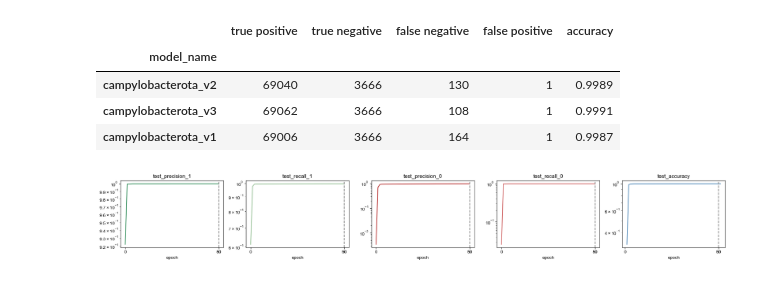
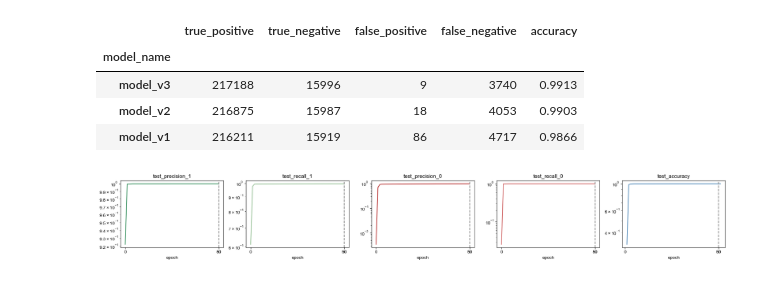
Before and after one commit to pipparichter/frugal, a Jupyter notebook: notebooks/results.ipynb, the cells around one changed output. Cells and saved outputs as stored; diff of their text form; code cells hidden in the pictures.

```diff
--- a/notebooks/results.ipynb
+++ b/notebooks/results.ipynb
@@ -18,14 +18,12 @@ warnings.simplefilter('ignore')
 
 confusion_matrix_map = {'tp':'true positive', 'fp':'false positive', 'tn':'true negative', 'fn':'false negative'}
 # %%
-model_name = 'campylobacterota_v3'
+# model_name = 'model_v3'
 
-test_results_df = pd.read_csv('../data/results/dataset_test_predict.csv', index_col=0).drop(columns=['label'])
-test_results_df = test_results_df.rename(columns={col:col.replace(model_name, 'model') for col in test_results_df.columns})
-test_results_df = test_results_df.merge(pd.read_csv('../data/dataset_test.csv', index_col=0), left_index=True, right_index=True)
+test_results_df = pd.read_csv('../data/results/dataset_test_predict.csv', index_col=0)
+test_results_df = test_results_df.merge(pd.read_csv('../data/datasets/dataset_test.csv', index_col=0), left_index=True, right_index=True)
 
-train_results_df = pd.read_csv('../data/results/dataset_train_predict.csv', index_col=0).drop(columns=['label'])
-train_results_df = train_results_df.rename(columns={col:col.replace(model_name, 'model') for col in train_results_df.columns})
-train_results_df = train_results_df.merge(pd.read_csv('../data/dataset_train.csv', index_col=0), left_index=True, right_index=True)
+train_results_df = pd.read_csv('../data/results/dataset_train_predict.csv', index_col=0)
+train_results_df = train_results_df.merge(pd.read_csv('../data/datasets/dataset_train.csv', index_col=0), left_index=True, right_index=True)
 # %%
 results_df = pd.concat([train_results_df, test_results_df])
@@ -32,29 +47,34 @@ results_df = pd.concat([train_results_df, test_results_df])
 # %%
-def table_1(path:str=None):
+def table_1(results_df:pd.DataFrame, path:str=None):
 
     model_names = [os.path.basename(path).replace('.pkl', '') for path in glob.glob('../models/*pkl')]
-    results_df = pd.read_csv('../data/results/dataset_test_predict.csv', index_col=0)
 
     table_df = list()
     for model_name in model_names:
         row = dict()
         row['model_name'] = model_name
-        row.update(results_df[f'{model_name}_confusion_matrix'].replace(confusion_matrix_map).value_counts().to_dict())
+
+        tn, fp, fn, tp = confusion_matrix(results_df['label'], results_df[f'{model_name}_label']).ravel()
+        row['true_positive'] = tp
+        row['true_negative'] = tn
+        row['false_positive'] = fp
+        row['false_negative'] = fn
         row['accuracy'] = np.round(balanced_accuracy_score(results_df.label, results_df[f'{model_name}_label']), 4)
         table_df.append(row)
+
     table_df = pd.DataFrame(table_df).set_index('model_name')
-    table_df = table_df.sort_values('false positive')
+    table_df = table_df.sort_values('false_positive')
 
     # dfi.export(table_df, path, table_conversion='matplotlib')
     return table_df
 
-table_1()
+table_1(train_results_df)
 # %% [output]
-|  | true positive | true negative | false negative | false positive | accuracy |
+|  | true_positive | true_negative | false_positive | false_negative | accuracy |
 | model_name |  |  |  |  |  |
-| campylobacterota_v2 | 69040 | 3666 | 130 | 1 | 0.9989 |
-| campylobacterota_v3 | 69062 | 3666 | 108 | 1 | 0.9991 |
-| campylobacterota_v1 | 69006 | 3666 | 164 | 1 | 0.9987 |
+| model_v3 | 217188 | 15996 | 9 | 3740 | 0.9913 |
+| model_v2 | 216875 | 15987 | 18 | 4053 | 0.9903 |
+| model_v1 | 216211 | 15919 | 86 | 4717 | 0.9866 |
 # %%
 model = Classifier.load('../models/campylobacterota_v3.pkl')
 
```
Also changed, not shown: parts of 1 cell of this notebook, 3 other files.
